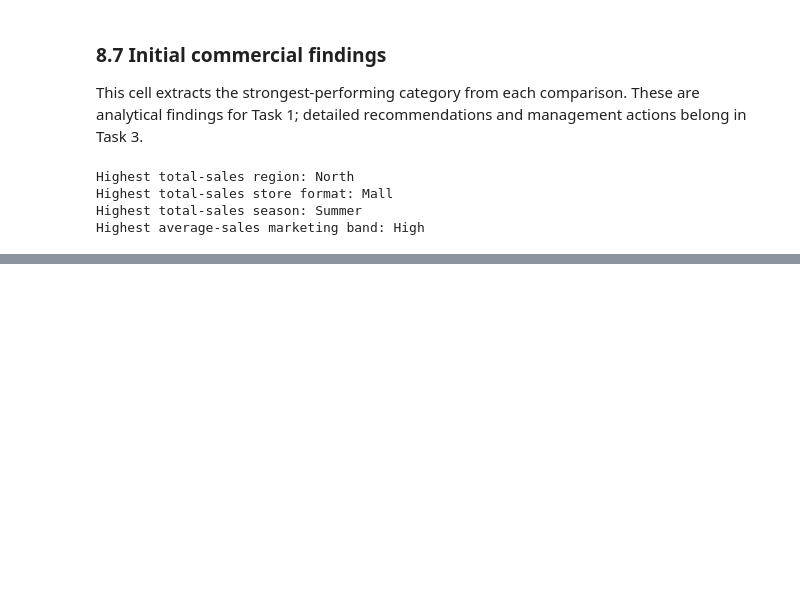
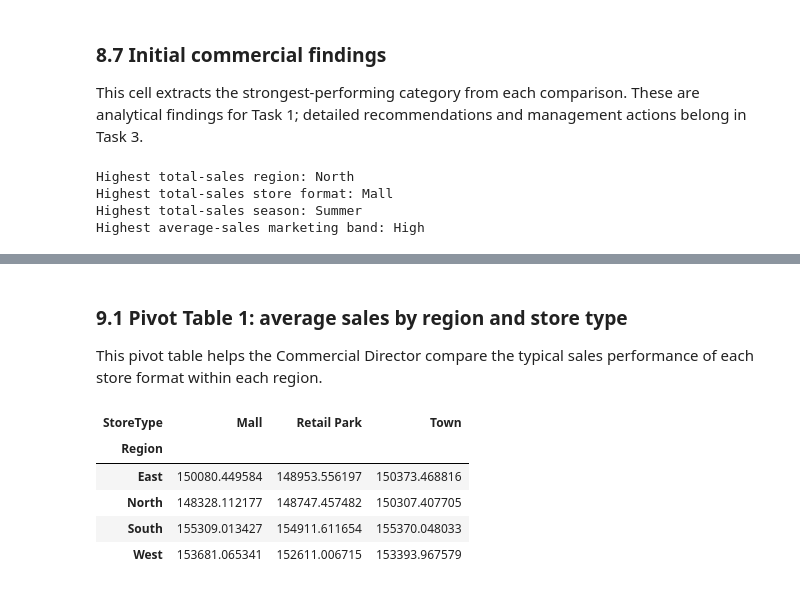
Before and after one commit to RyanMitchell8/Research-Analytics-Ca1, a Jupyter notebook: Ca1-folder/Task_1_Retail_Performance.ipynb, the cells around one changed output, grey strips where cells are left out. Cells and saved outputs as stored; diff of their text form; code cells hidden in the pictures; blank space fills up the shorter version.

```diff
--- a/Ca1-folder/Task_1_Retail_Performance.ipynb
+++ b/Ca1-folder/Task_1_Retail_Performance.ipynb
@@ -522,0 +527,23 @@ Highest average-sales marketing band: High
+# %% [markdown]
+### 9.1 Pivot Table 1: average sales by region and store type
+
+This pivot table helps the Commercial Director compare the typical sales performance of each store format within each region.
+# %%
+# Create a pivot table showing average sales by region and store type.
+pivot_region_store = pd.pivot_table(
+    df_clean,
+    values="SalesRevenue",
+    index="Region",
+    columns="StoreType",
+    aggfunc="mean",
+    fill_value=0
+)
+
+pivot_region_store
+# %% [output]
+| StoreType | Mall | Retail Park | Town |
+| Region |  |  |  |
+| East | 150080.449584 | 148953.556197 | 150373.468816 |
+| North | 148328.112177 | 148747.457482 | 150307.407705 |
+| South | 155309.013427 | 154911.611654 | 155370.048033 |
+| West | 153681.065341 | 152611.006715 | 153393.967579 |
```
Also changed, not shown: parts of 9 cells of this notebook.
